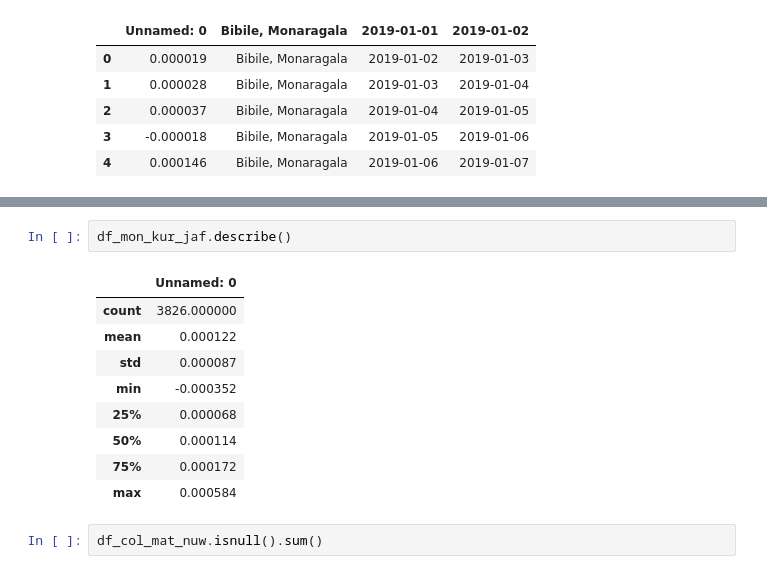
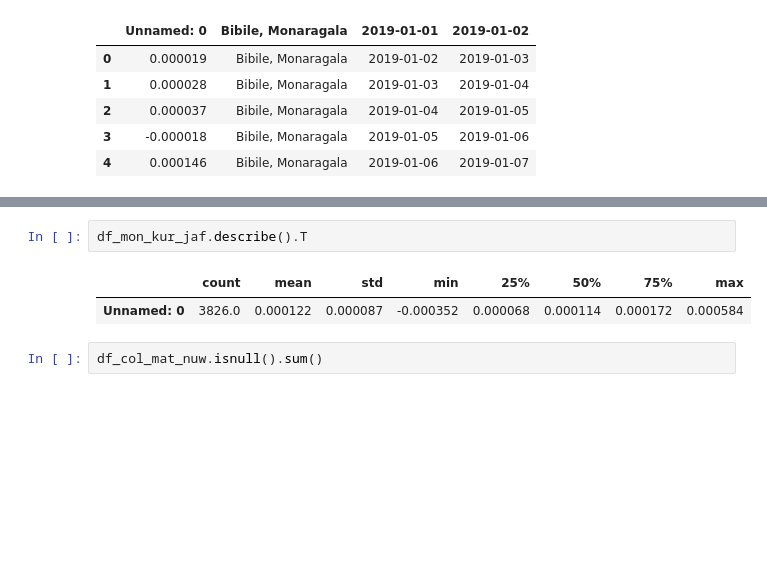
Before and after one commit to Lafri-13/Analysing-Tropospheric-Formaldehyde-HCHO-gas-in-Sri-Lanka, a Jupyter notebook: Analysis_HCHO.ipynb, the cells around one changed output, grey strips where cells are left out. Cells and saved outputs as stored; diff of their text form; blank space fills up the shorter version.

```diff
--- a/Analysis_HCHO.ipynb
+++ b/Analysis_HCHO.ipynb
@@ -129,15 +117,8 @@ df_kan.describe()
 # %%
-df_mon_kur_jaf.describe()
+df_mon_kur_jaf.describe().T
 # %% [output]
-|  | Unnamed: 0 |
-| count | 3826.000000 |
-| mean | 0.000122 |
-| std | 0.000087 |
-| min | -0.000352 |
-| 25% | 0.000068 |
-| 50% | 0.000114 |
-| 75% | 0.000172 |
-| max | 0.000584 |
+|  | count | mean | std | min | 25% | 50% | 75% | max |
+| Unnamed: 0 | 3826.0 | 0.000122 | 0.000087 | -0.000352 | 0.000068 | 0.000114 | 0.000172 | 0.000584 |
 # %%
 df_col_mat_nuw.isnull().sum()
 # %% [output]
```
Also changed, not shown: parts of 35 cells of this notebook.
